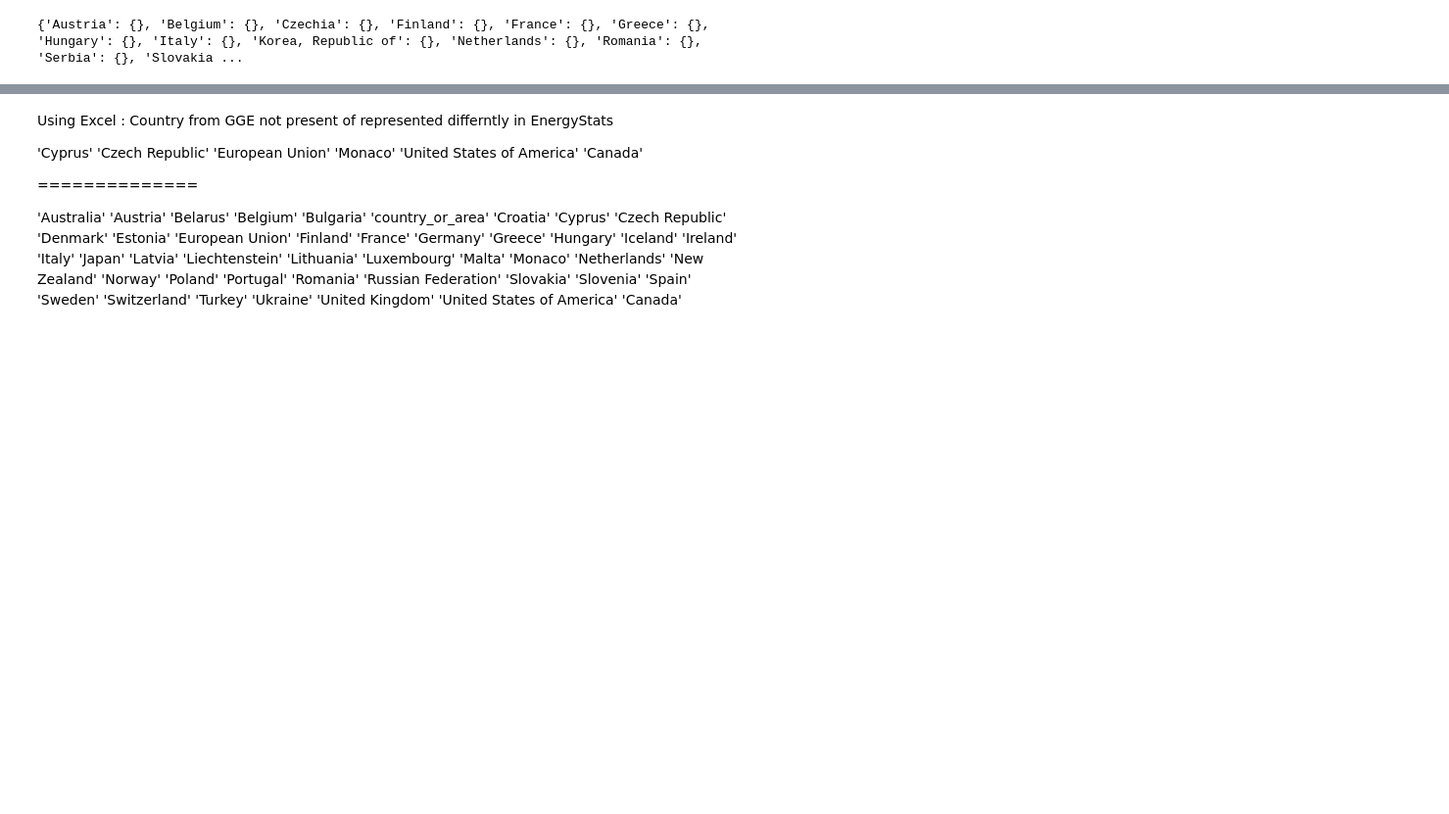
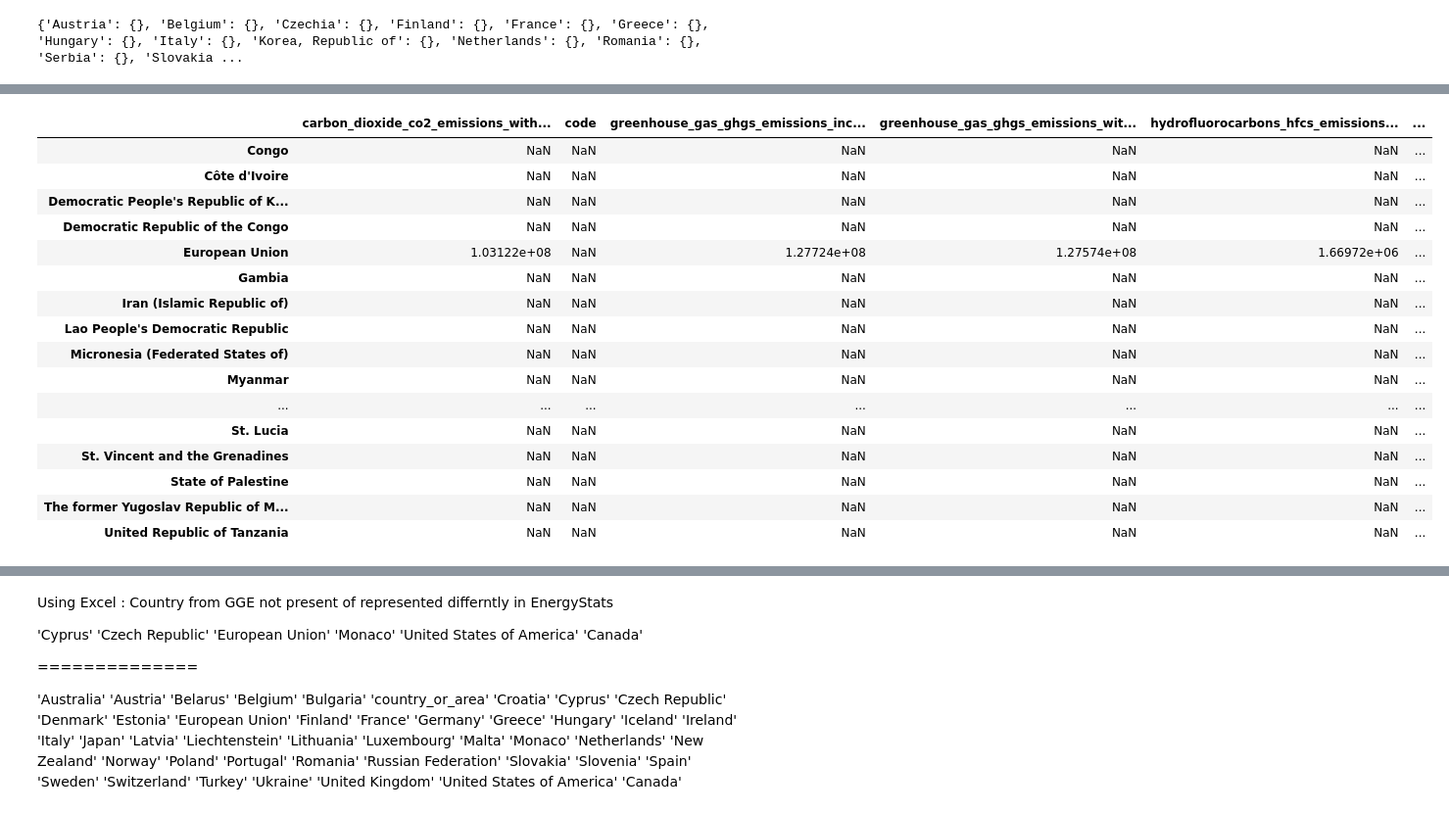
Before and after one commit to abhishekanand/data-512-a6-FinalProject, a Jupyter notebook: FinalProject.ipynb, the cells around one changed output, grey strips where cells are left out. Shown at 98% size. Saved outputs shown, nothing was run; the diff lists cells and outputs as text; code cells hidden in the pictures; blank space fills up the shorter version.

```diff
--- a/FinalProject.ipynb
+++ b/FinalProject.ipynb
@@ -545,0 +739,20 @@ import plotly
+# %%
+country_df_T[country_df_T['code'].isnull()]
+# %% [output]
+|  | carbon_dioxide_co2_emissions_with... | code | greenhouse_gas_ghgs_emissions_inc... | greenhouse_gas_ghgs_emissions_wit... | hydrofluorocarbons_hfcs_emissions... | ... |
+| Congo | NaN | NaN | NaN | NaN | NaN | ... |
+| Côte d'Ivoire | NaN | NaN | NaN | NaN | NaN | ... |
+| Democratic People's Republic of K... | NaN | NaN | NaN | NaN | NaN | ... |
+| Democratic Republic of the Congo | NaN | NaN | NaN | NaN | NaN | ... |
+| European Union | 1.03122e+08 | NaN | 1.27724e+08 | 1.27574e+08 | 1.66972e+06 | ... |
+| Gambia | NaN | NaN | NaN | NaN | NaN | ... |
+| Iran (Islamic Republic of) | NaN | NaN | NaN | NaN | NaN | ... |
+| Lao People's Democratic Republic | NaN | NaN | NaN | NaN | NaN | ... |
+| Micronesia (Federated States of) | NaN | NaN | NaN | NaN | NaN | ... |
+| Myanmar | NaN | NaN | NaN | NaN | NaN | ... |
+| ... | ... | ... | ... | ... | ... | ... |
+| St. Lucia | NaN | NaN | NaN | NaN | NaN | ... |
+| St. Vincent and the Grenadines | NaN | NaN | NaN | NaN | NaN | ... |
+| State of Palestine | NaN | NaN | NaN | NaN | NaN | ... |
+| The former Yugoslav Republic of M... | NaN | NaN | NaN | NaN | NaN | ... |
+| United Republic of Tanzania | NaN | NaN | NaN | NaN | NaN | ... |
```
Also changed, not shown: parts of 27 cells of this notebook, 2 other files.
